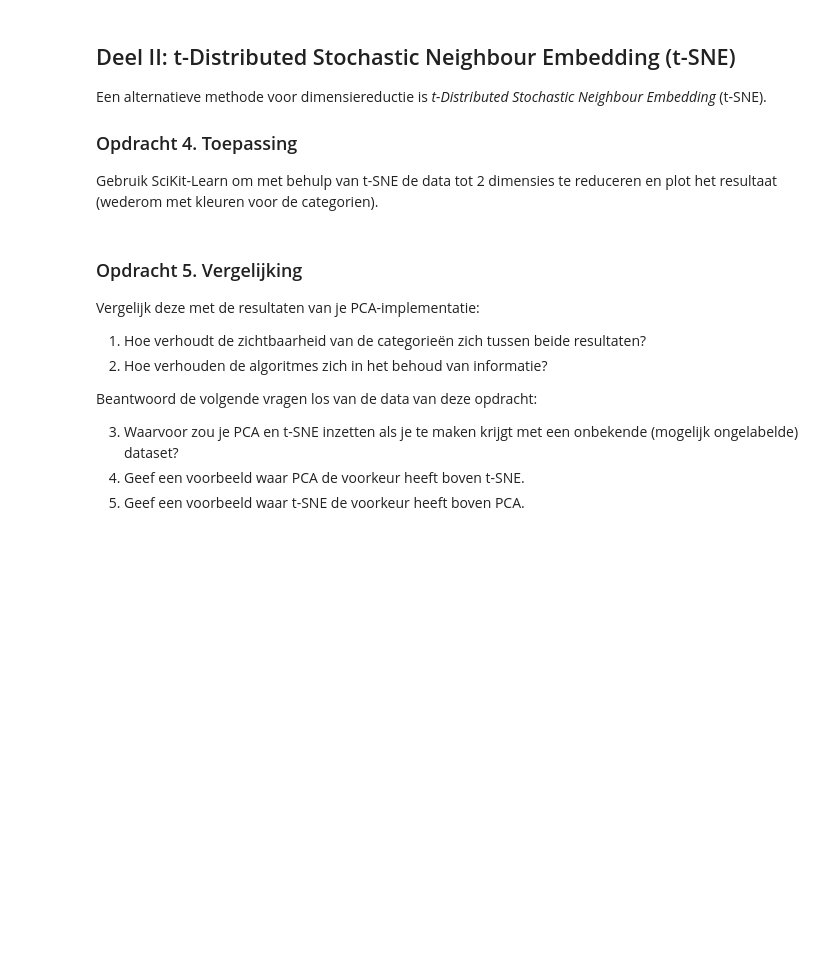
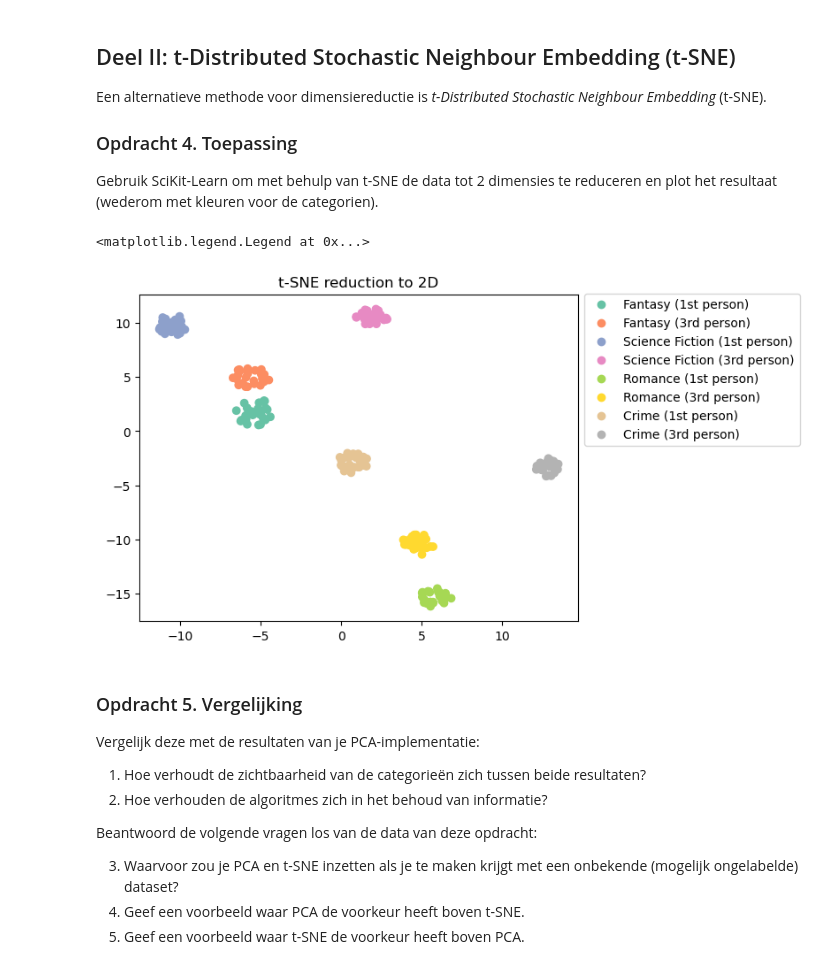
Before and after one commit to AI-S4-2026/la-ii-dimensionaliteitsreductie-Dominik-Enzinger-HU-student, a Jupyter notebook: dimensionality.ipynb, the cells around one changed output. Saved outputs shown, nothing was run; the diff lists cells and outputs as text; code cells hidden in the pictures; blank space fills up the shorter version.

```diff
--- a/dimensionality.ipynb
+++ b/dimensionality.ipynb
@@ -286,7 +310,21 @@ Een alternatieve methode voor dimensiereductie is _t-Distributed Stochastic Neig
 ### Opdracht 4. Toepassing
 Gebruik SciKit-Learn om met behulp van t-SNE de data tot 2 dimensies te reduceren en plot het resultaat (wederom met kleuren voor de categorien).
 # %%
-# TODO: Schrijf hier je code.
+def compute_tsne(X, n_components):
+    matrix = np.array(X)
+    tsne = TSNE(n_components)
+    tsne_result = tsne.fit_transform(matrix)
+    return tsne_result
+# %%
+tsne_2d = compute_tsne(matrix, 2)
+
+# Create 2D scatter plot
+scatter_tsne_2d = plt.scatter(tsne_2d[:,0], tsne_2d[:,1], c=color_labels, cmap="Set2")
+plt.title("t-SNE reduction to 2D")
+plt.legend(handles=scatter_tsne_2d.legend_elements()[0], labels=categories, bbox_to_anchor=(1.0, 1.02))
+# %% [output]
+<matplotlib.legend.Legend at 0x...>
+[figure, added]
 # %% [markdown]
 ### Opdracht 5. Vergelijking
 
```
Also changed, not shown: parts of 7 cells of this notebook.
